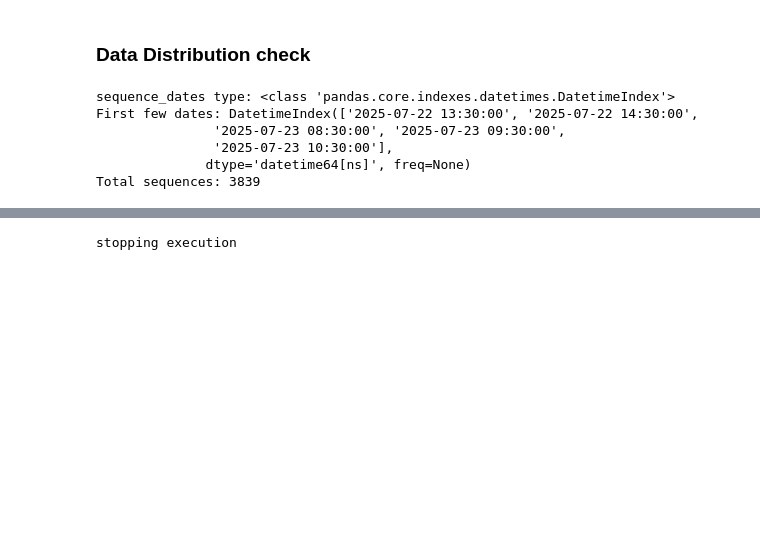
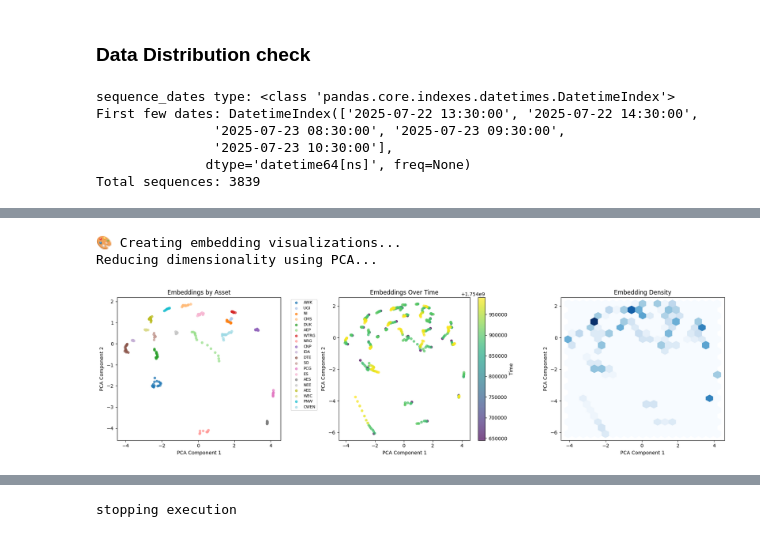
Before and after one commit to nishantnayar/MLTrading, a Jupyter notebook: notebooks/exploration/Analysis-v4.ipynb, the cells around one changed output, grey strips where cells are left out. Cells and saved outputs as stored; diff of their text form; code cells hidden in the pictures; blank space fills up the shorter version.

```diff
--- a/notebooks/exploration/Analysis-v4.ipynb
+++ b/notebooks/exploration/Analysis-v4.ipynb
@@ -1970,0 +2639,80 @@ Total sequences: 3839
+# %%
+# Cell 10: Visualization methods
+def visualize_embeddings(self, embeddings, symbols, dates, method='tsne', sample_size=1000):
+    """
+    Visualize embeddings in 2D space
+    """
+    from sklearn.manifold import TSNE
+    from sklearn.decomposition import PCA
+
+    # Sample data if too large
+    if len(embeddings) > sample_size:
+        indices = np.random.choice(len(embeddings), sample_size, replace=False)
+        embeddings = embeddings[indices]
+        symbols = np.array(symbols)[indices]
+        dates = np.array(dates)[indices]
+        print(f"Sampled {sample_size} points for visualization")
+
+    print(f"Reducing dimensionality using {method.upper()}...")
+
+    # Reduce dimensionality for visualization
+    if method == 'tsne':
+        reducer = TSNE(n_components=2, random_state=42,
+                      perplexity=min(30, len(embeddings)//4))
+    else:  # PCA
+        reducer = PCA(n_components=2, random_state=42)
+
+    embeddings_2d = reducer.fit_transform(embeddings)
+
+    # Create visualization
+    fig, axes = plt.subplots(1, 3, figsize=(18, 5))
+
+    # Plot 1: Colored by symbol
+    unique_symbols = list(set(symbols))[:20]  # Limit to 20 symbols for readability
+    colors = plt.cm.tab20(np.linspace(0, 1, len(unique_symbols)))
+
+    for i, symbol in enumerate(unique_symbols):
+        symbol_mask = np.array(symbols) == symbol
+        if symbol_mask.sum() > 0:
+            axes[0].scatter(embeddings_2d[symbol_mask, 0], embeddings_2d[symbol_mask, 1],
+                           c=[colors[i]], label=symbol, alpha=0.7, s=20)
+
+    axes[0].set_xlabel(f'{method.upper()} Component 1')
+    axes[0].set_ylabel(f'{method.upper()} Component 2')
+    axes[0].set_title('Embeddings by Asset')
+    axes[0].legend(bbox_to_anchor=(1.05, 1), loc='upper left', fontsize=8)
+
+    # Plot 2: Colored by time
+    dates_numeric = pd.to_datetime(dates).astype(int) / 10**9  # Convert to timestamp
+    scatter = axes[1].scatter(embeddings_2d[:, 0], embeddings_2d[:, 1],
+                            c=dates_numeric, cmap='viridis', alpha=0.7, s=20)
+    plt.colorbar(scatter, ax=axes[1], label='Time')
+    axes[1].set_xlabel(f'{method.upper()} Component 1')
+    axes[1].set_ylabel(f'{method.upper()} Component 2')
+    axes[1].set_title('Embeddings Over Time')
+
+    # Plot 3: Density plot
+    axes[2].hexbin(embeddings_2d[:, 0], embeddings_2d[:, 1], gridsize=20, cmap='Blues')
+    axes[2].set_xlabel(f'{method.upper()} Component 1')
+    axes[2].set_ylabel(f'{method.upper()} Component 2')
+    axes[2].set_title('Embedding Density')
+
+    plt.tight_layout()
+    plt.show()
+
+# Add method to class
+DynamicPairSelector.visualize_embeddings = visualize_embeddings
+
+# Visualize test embeddings
+print("🎨 Creating embedding visualizations...")
+selector.visualize_embeddings(
+    test_embeddings,
+    test_symbols,
+    test_dates,
+    method='pca',  # Use PCA first (faster than t-SNE)
+    sample_size=800
+)
+# %% [output]
+🎨 Creating embedding visualizations...
+Reducing dimensionality using PCA...
+[figure, added]
```
Also changed, not shown: parts of 14 cells of this notebook, 15 other files.
